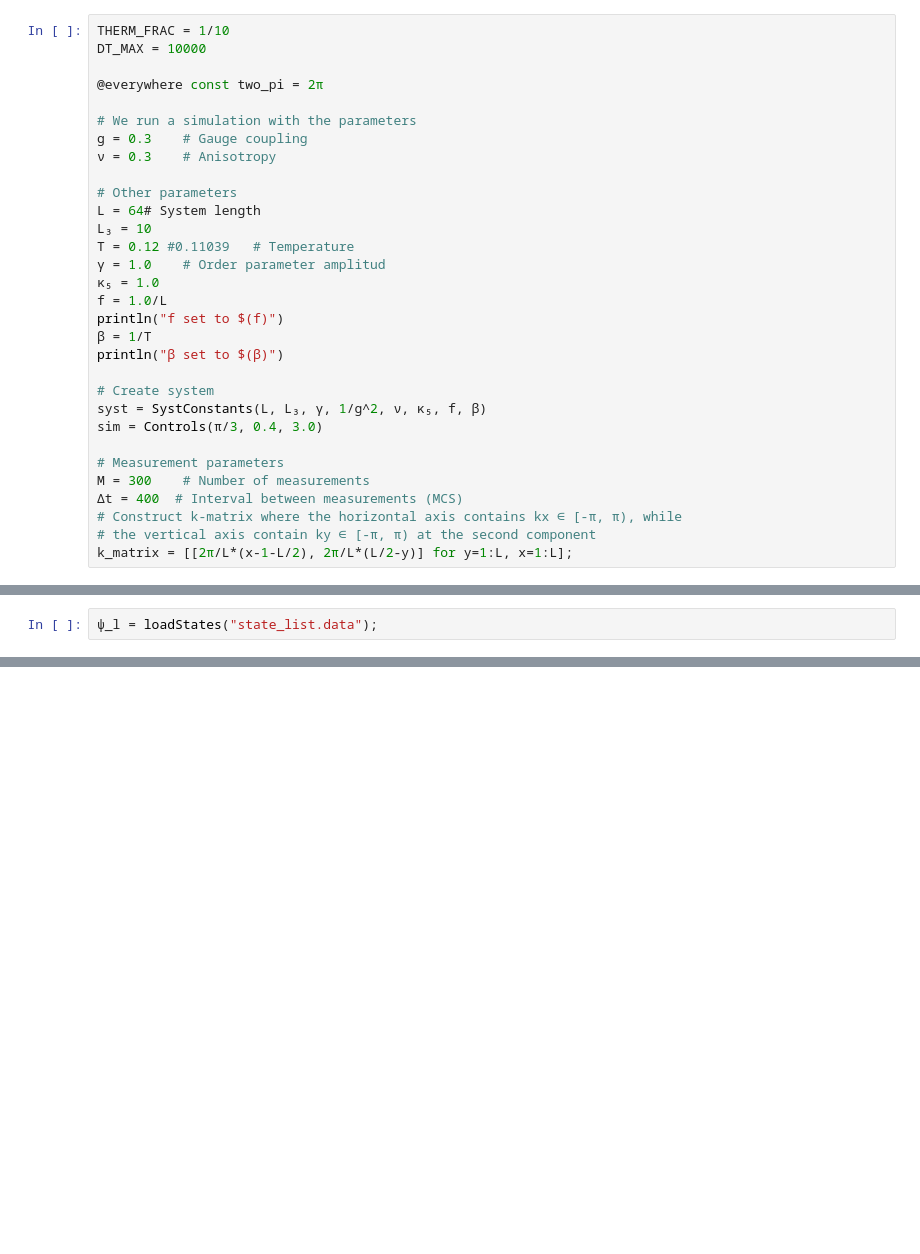
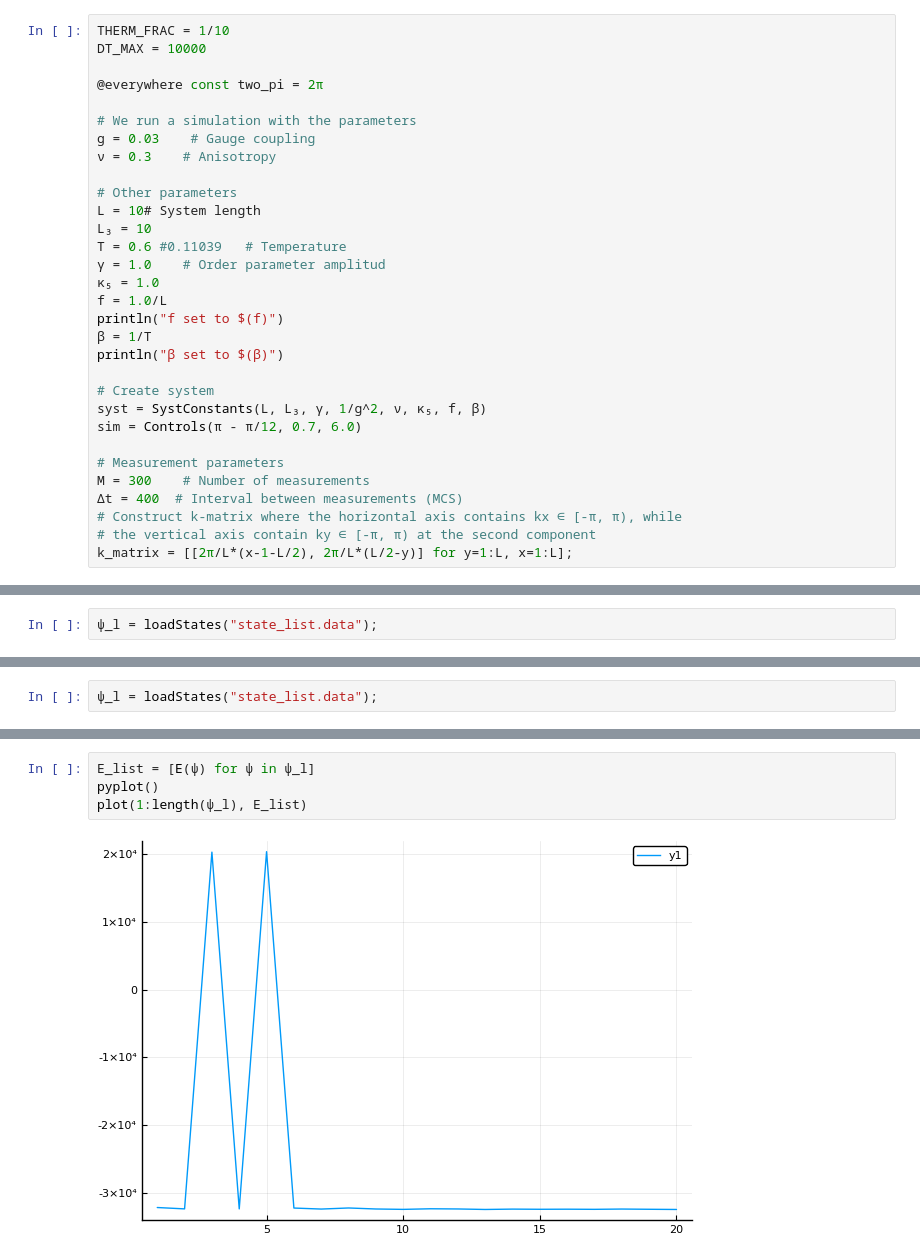
Before and after one commit to 9cco/finite-temp-vortex-lattice, a Jupyter notebook: Notebooks/Note 24 - Saving and loading array of states.ipynb, the cells around one changed output, grey strips where cells are left out. Drawn from its saved outputs; the diff is of its cells as text; blank space fills up the shorter version.

```diff
--- a/Notebooks/Note 24 - Saving and loading array of states.ipynb
+++ b/Notebooks/Note 24 - Saving and loading array of states.ipynb
@@ -22,13 +26,13 @@ DT_MAX = 10000
 @everywhere const two_pi = 2π
 
 # We run a simulation with the parameters
-g = 0.3    # Gauge coupling
+g = 0.03    # Gauge coupling
 ν = 0.3    # Anisotropy
 
 # Other parameters
-L = 64# System length
+L = 10# System length
 L₃ = 10
-T = 0.12 #0.11039   # Temperature
+T = 0.6 #0.11039   # Temperature
 γ = 1.0    # Order parameter amplitud
 κ₅ = 1.0
 f = 1.0/L
@@ -38,7 +42,7 @@ println("β set to $(β)")
 
 # Create system
 syst = SystConstants(L, L₃, γ, 1/g^2, ν, κ₅, f, β)
-sim = Controls(π/3, 0.4, 3.0)
+sim = Controls(π - π/12, 0.7, 6.0)
 
 # Measurement parameters
 M = 300    # Number of measurements
@@ -204,0 +356,2 @@ readState (generic function with 1 method)
+# %%
+ψ_l = loadStates("state_list.data");
@@ -259,0 +788,6 @@ loadStates (generic function with 1 method)
+# %%
+E_list = [E(ψ) for ψ in ψ_l]
+pyplot()
+plot(1:length(ψ_l), E_list)
+# %% [output]
+[figure, added]
```
Also changed, not shown: parts of 79 cells of this notebook, 11 other files.
